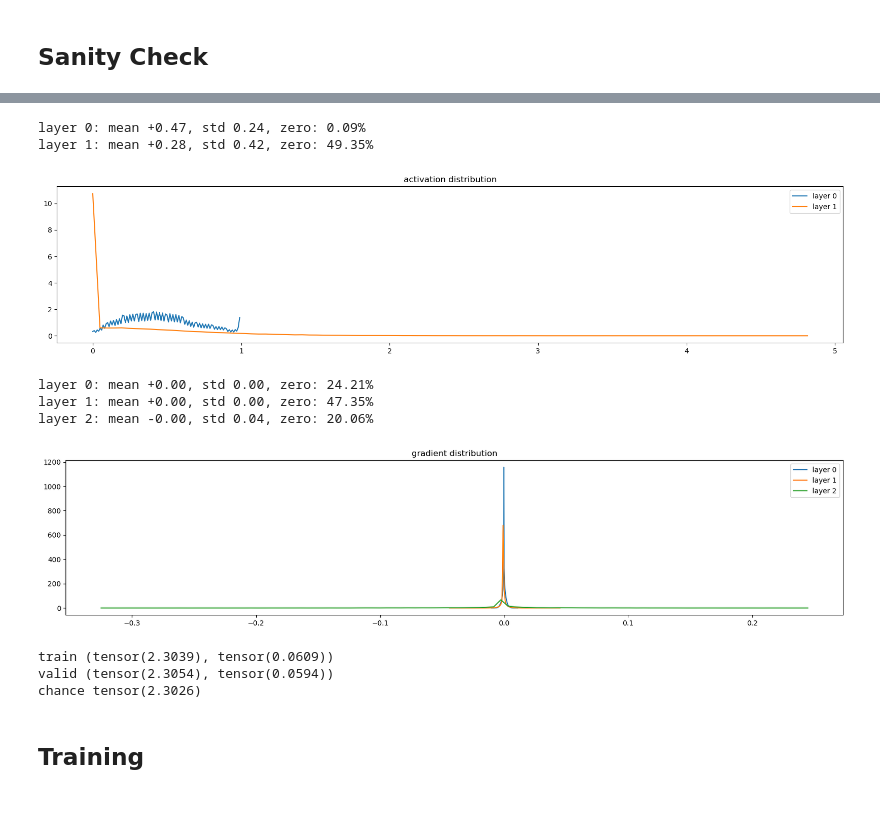
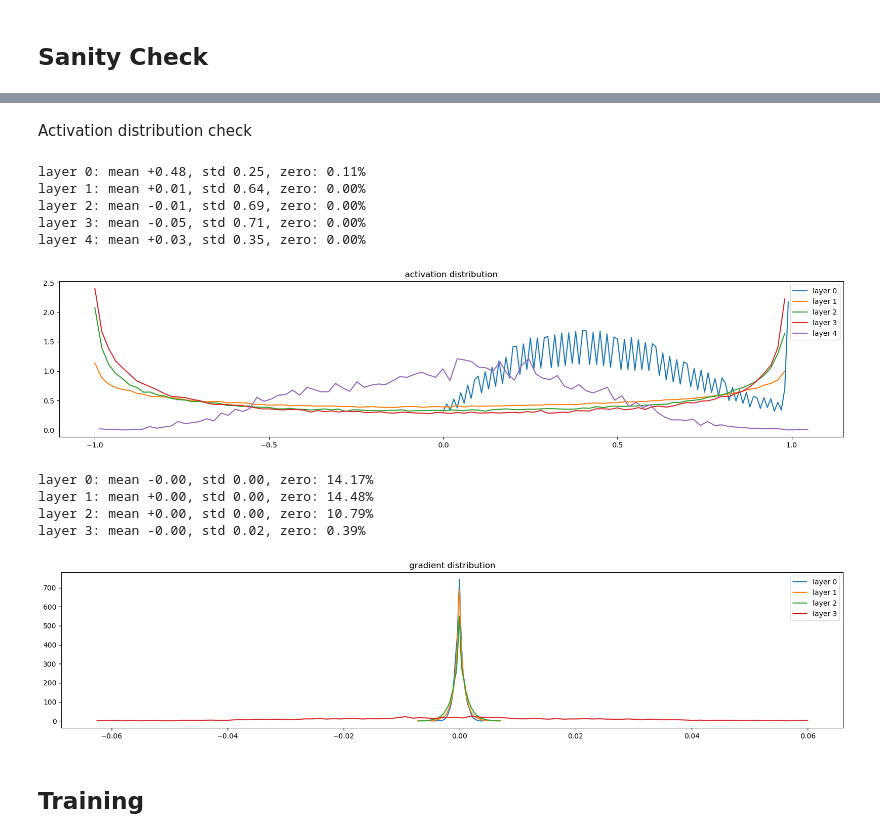
Before and after one commit to stkao05/cs231, a Jupyter notebook: cifar.ipynb, the cells around one changed output, grey strips where cells are left out. Cells and saved outputs as stored; diff of their text form; code cells hidden in the pictures; blank space fills up the shorter version.

```diff
--- a/cifar.ipynb
+++ b/cifar.ipynb
@@ -83,18 +83,22 @@ class MLP(nn.Module):
     def __init__(self) -> None:
         super().__init__()
 
+        gain = nn.init.calculate_gain('tanh')
 
         self.linear1 = nn.Linear(32*32*3, 1024)
-        nn.init.kaiming_normal_(self.linear1.weight, nonlinearity='relu')
+        # nn.init.kaiming_normal_(self.linear1.weight, nonlinearity='relu')
+        nn.init.xavier_normal_(self.linear1.weight, gain)
 
         self.linear2 = nn.Linear(1024, 512)
-        nn.init.kaiming_normal_(self.linear2.weight, nonlinearity='relu')
+        # nn.init.kaiming_normal_(self.linear2.weight, nonlinearity='relu')
+        nn.init.xavier_normal_(self.linear2.weight, gain)
 
         self.linear3 = nn.Linear(512, 256)
-        nn.init.kaiming_normal_(self.linear3.weight, nonlinearity='relu')
+        # nn.init.kaiming_normal_(self.linear3.weight, nonlinearity='relu')
+        nn.init.xavier_normal_(self.linear3.weight, gain)
 
         self.linear4 = nn.Linear(256, 10)
-        self.linear4.bias = nn.Parameter(torch.zeros_like(self.linear4.bias)))
+        self.linear4.bias = nn.Parameter(torch.zeros_like(self.linear4.bias))
         self.h = [0] * 5
 
 
@@ -104,13 +108,13 @@ class MLP(nn.Module):
         x = x.view(-1, 32*32*3)
         self.h[0] = x
 
-        x = self.linear1(x).relu()
+        x = self.linear1(x).tanh()
         self.h[1] = x
 
-        x = self.linear2(x).relu()
+        x = self.linear2(x).tanh()
         self.h[2] = x
 
-        x = self.linear3(x).relu()
+        x = self.linear3(x).tanh()
         self.h[3] = x
 
         x = self.linear4(x)
@@ -219,0 +175,15 @@ plt.legend()
+# %%
+model = MLP()
+dl = torch.utils.data.DataLoader(train_ds, batch_size=10)
+optimizer = torch.optim.Adam(model.parameters())
+xb, yb = next(iter(dl))
+
+for i in range(1000):
+    optimizer.zero_grad()
+    yh = model(xb)
+    loss = F.cross_entropy(yh, yb)
+    loss.backward()
+    optimizer.step()
+
+    if i % 100 == 0:
+        print(f"{loss.item():.4f}")
@@ -220,9 +203,6 @@ plt.legend()
 # %%
+model = MLP()
 dl = torch.utils.data.DataLoader(train_ds, batch_size=512)
-
-for p in model.parameters():
-    p.grad = None
-
 xb, yb = next(iter(dl))
 yh = model(xb)
 loss = F.cross_entropy(yh, yb)
@@ -235,23 +215,28 @@ loss: 2.3740603923797607
 chance: 2.3025851249694824
+# %% [markdown]
+Activation distribution check
 # %%
 plt.figure(figsize=(20, 4))
 legends = []
-for i, t in enumerate(model.h[0:2]):
+for i, t in enumerate(model.h):
     print('layer %d: mean %+.2f, std %.2f, zero: %.2f%%' % (i, t.mean(), t.std(), (t.abs() == 0).float().mean()*100))
     hy, hx = torch.histogram(t, density=True)
     plt.plot(hx[:-1].detach(), hy.detach())
     legends.append(f'layer {i}')
 
 plt.legend(legends);
 plt.title('activation distribution');
 # %% [output]
-layer 0: mean +0.47, std 0.24, zero: 0.09%
-layer 1: mean +0.28, std 0.42, zero: 49.35%
+layer 0: mean +0.48, std 0.25, zero: 0.11%
+layer 1: mean +0.01, std 0.64, zero: 0.00%
+layer 2: mean -0.01, std 0.69, zero: 0.00%
+layer 3: mean -0.05, std 0.71, zero: 0.00%
+layer 4: mean +0.03, std 0.35, zero: 0.00%
-[figure, old version]
+[figure, new version]
 # %%
 plt.figure(figsize=(20, 4))
 legends = []
-layers = [model.linear1, model.linear2, model.linear3]
+layers = [model.linear1, model.linear2, model.linear3, model.linear4]
 
 for i, l in enumerate(layers):
     t = l.weight.grad
@@ -263,18 +248,11 @@ for i, l in enumerate(layers):
 plt.legend(legends);
 plt.title('gradient distribution');
 # %% [output]
-layer 0: mean +0.00, std 0.00, zero: 24.21%
-layer 1: mean +0.00, std 0.00, zero: 47.35%
-layer 2: mean -0.00, std 0.04, zero: 20.06%
+layer 0: mean -0.00, std 0.00, zero: 14.17%
+layer 1: mean +0.00, std 0.00, zero: 14.48%
+layer 2: mean +0.00, std 0.00, zero: 10.79%
+layer 3: mean -0.00, std 0.02, zero: 0.39%
-[figure, old version]
+[figure, new version]
-# %%
-print("train", eval_split("train", model, samples=1000))
-print("valid", eval_split("valid", model, samples=1000))
-print("chance", -torch.tensor(1/10).log())
-# %% [output]
-train (tensor(2.3039), tensor(0.0609))
-valid (tensor(2.3054), tensor(0.0594))
-chance tensor(2.3026)
 # %% [markdown]
 ## Training
 # %%
```
Also changed, not shown: parts of 6 cells of this notebook.
